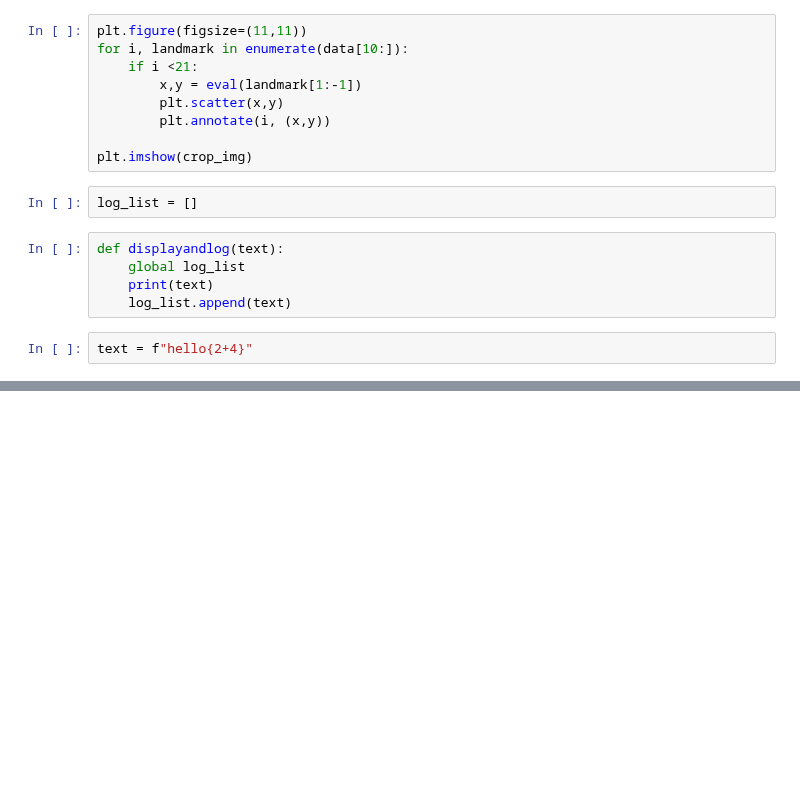
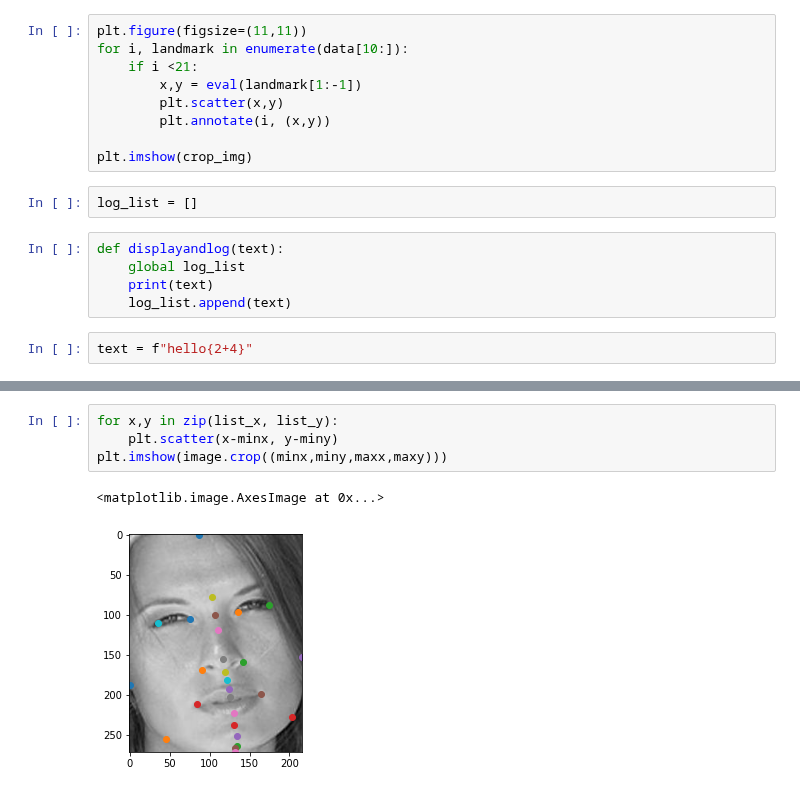
Before and after one commit to Minhan-Bae/FLD-scratch, a Jupyter notebook: find_index.ipynb, the cells around one changed output, grey strips where cells are left out. Saved outputs shown, nothing was run; the diff lists cells and outputs as text; blank space fills up the shorter version.

```diff
--- a/find_index.ipynb
+++ b/find_index.ipynb
@@ -36,0 +76,7 @@ import numpy as np
+# %%
+for x,y in zip(list_x, list_y):
+    plt.scatter(x-minx, y-miny)
+plt.imshow(image.crop((minx,miny,maxx,maxy)))
+# %% [output]
+<matplotlib.image.AxesImage at 0x...>
+[figure, added]
```
Also changed, not shown: parts of 8 cells of this notebook, 6 other files.
